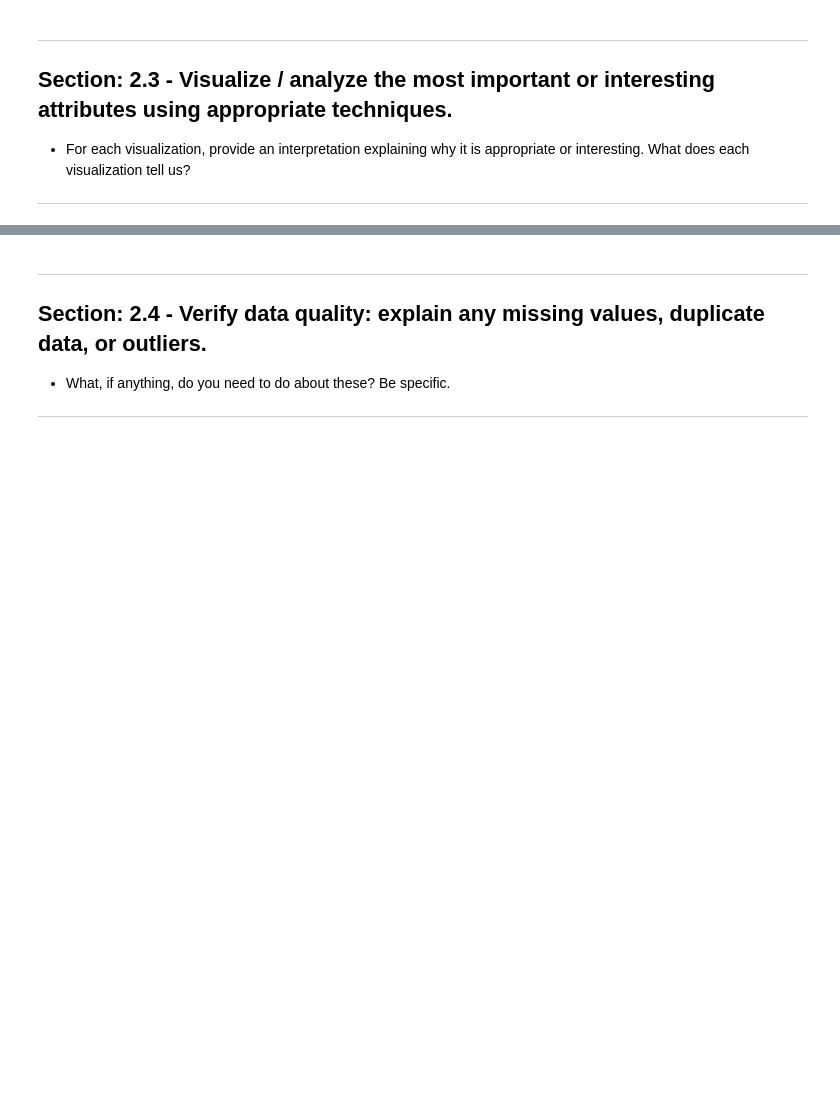
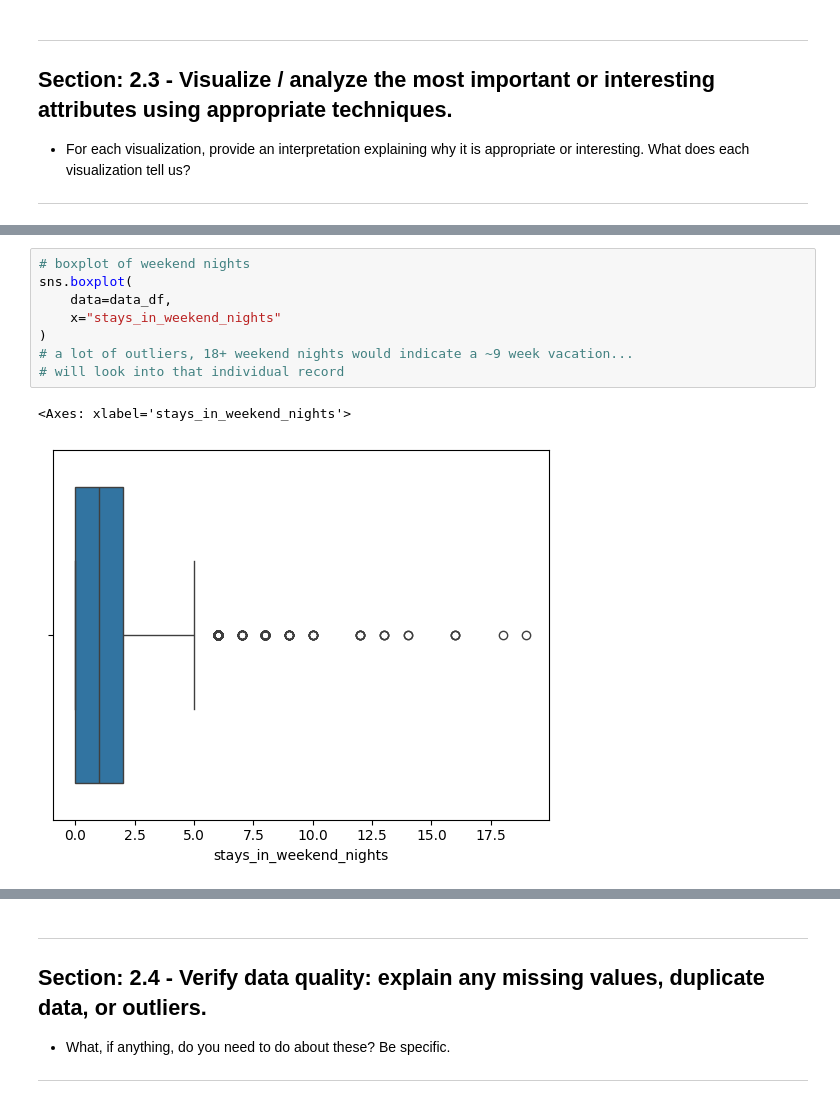
Before and after one commit to morgan1461/osu-gradtda-5622-sp26, a Jupyter notebook: course_materials/case_studies/1/GRADTDA5622-Sp23-CS1-Template_V1.ipynb, the cells around one changed output, grey strips where cells are left out. Drawn from its saved outputs; the diff is of its cells as text; blank space fills up the shorter version.

```diff
--- a/course_materials/case_studies/1/GRADTDA5622-Sp23-CS1-Template_V1.ipynb
+++ b/course_materials/case_studies/1/GRADTDA5622-Sp23-CS1-Template_V1.ipynb
@@ -589,0 +627,11 @@ Note that there are some suspicious values above.  These may be data quality iss
+# %%
+# boxplot of weekend nights
+sns.boxplot(
+    data=data_df,
+    x="stays_in_weekend_nights"
+)
+# a lot of outliers, 18+ weekend nights would indicate a ~9 week vacation...
+# will look into that individual record
+# %% [output]
+<Axes: xlabel='stays_in_weekend_nights'>
+[figure, added]
```
Also changed, not shown: parts of 22 cells of this notebook.
